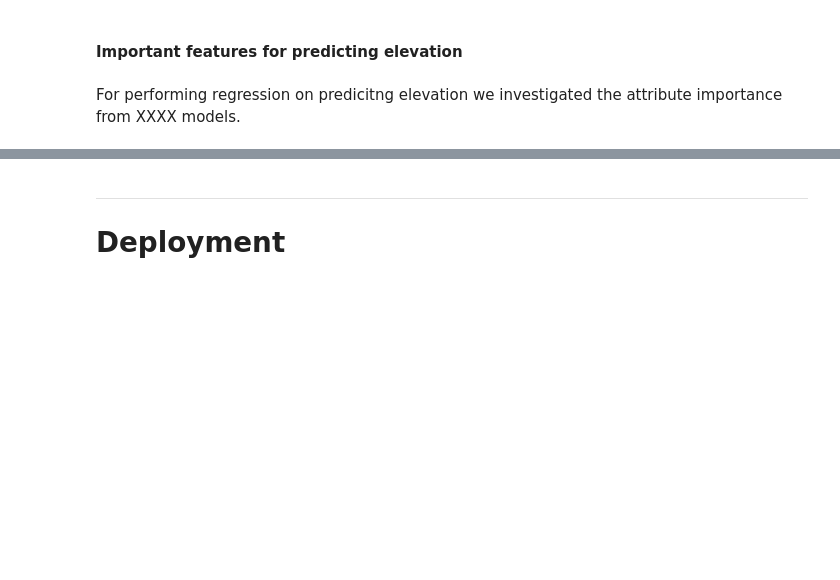
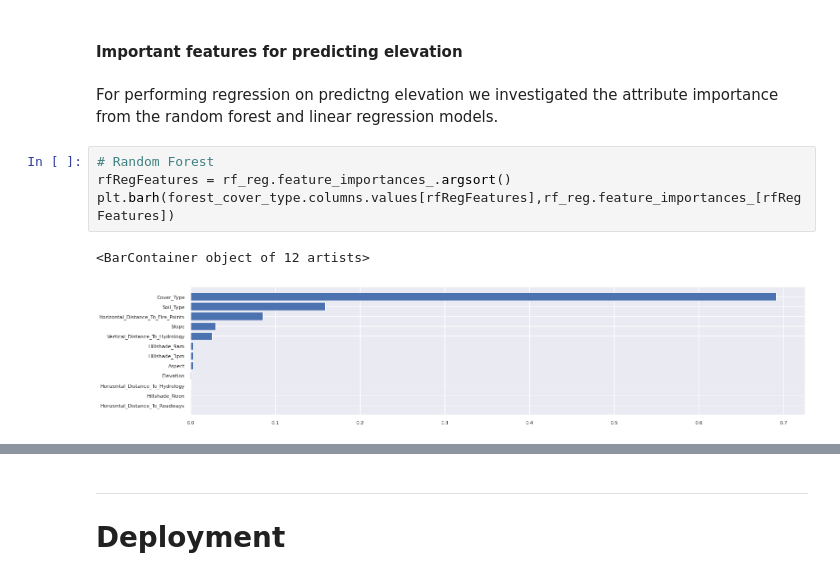
Before and after one commit to KendallScott/Machine-Learning, a Jupyter notebook: Lab 2/Lab_2.ipynb, the cells around one changed output, grey strips where cells are left out. Saved outputs shown, nothing was run; the diff lists cells and outputs as text; blank space fills up the shorter version.

```diff
--- a/Lab 2/Lab_2.ipynb
+++ b/Lab 2/Lab_2.ipynb
@@ -1144,4 +1131,11 @@ The most common attributes between the two models were elevation, distance to wa
 # %% [markdown]
 #### Important features for predicting elevation
 # %% [markdown]
-For performing regression on predicitng elevation we investigated the attribute importance from XXXX models.
+For performing regression on predictng elevation we investigated the attribute importance from the random forest and linear regression models.
+# %%
+# Random Forest
+rfRegFeatures = rf_reg.feature_importances_.argsort()
+plt.barh(forest_cover_type.columns.values[rfRegFeatures],rf_reg.feature_importances_[rfRegFeatures])
+# %% [output]
+<BarContainer object of 12 artists>
+[figure, added]
```
Also changed, not shown: parts of 8 cells of this notebook.
